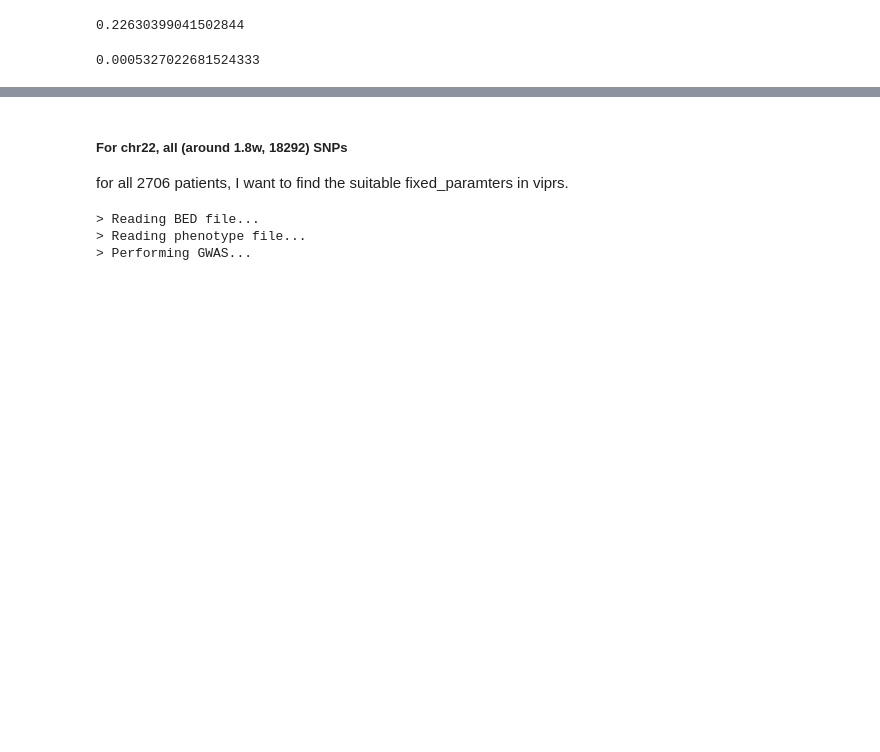
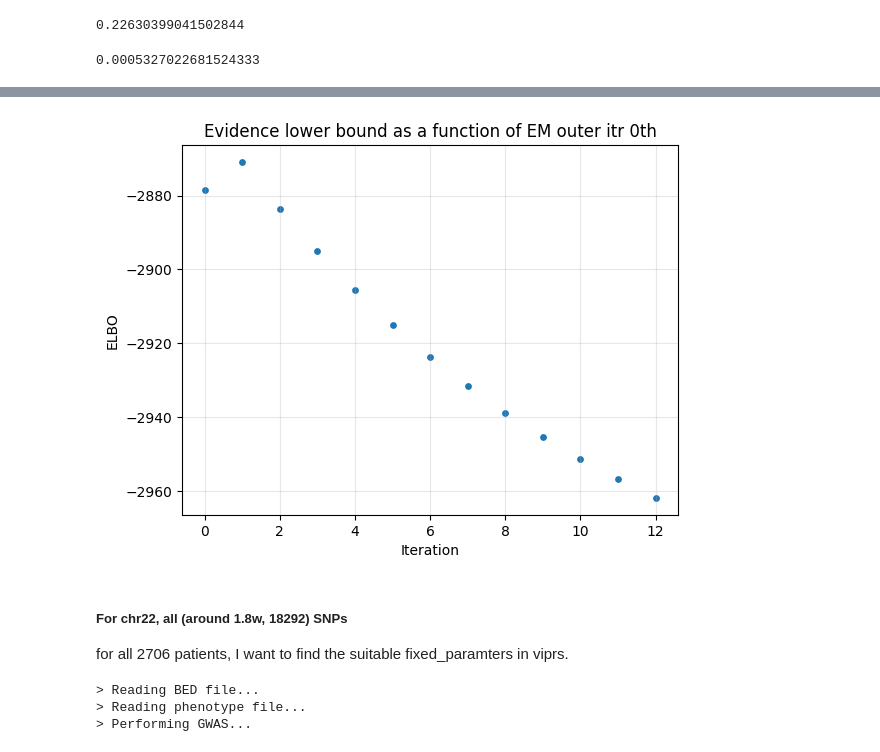
Before and after one commit to Yiqing-Zhu2000/RA_Project, a Jupyter notebook: Real_phe_expr.ipynb, the cells around one changed output, grey strips where cells are left out. Drawn from its saved outputs; the diff is of its cells as text; code cells hidden in the pictures; blank space fills up the shorter version.

```diff
--- a/Real_phe_expr.ipynb
+++ b/Real_phe_expr.ipynb
@@ -137,0 +151,19 @@ a
+# %%
+np.random.seed(1234)
+# real_phe for 2706 samples
+real_gdl = mgp.GWADataLoader(
+    bed_files = "CMAll_qced/chr22/Selected_1000snps",
+    phenotype_file="data/phenotype_data/DREAM_pheno_Full.csv",
+    # covariates_file="data/Dosage_for_PCA/chr22_covariates.csv",
+    # backend="plink"
+)
+#"Toy_example_expr/phenotype/shuffle500_phe.csv"
+
+real_gdl.perform_gwas()
+real_gdl.to_summary_statistics_table().to_csv(
+    "Real_phe_expr/real_Selected_1000snps.sumstats", sep="\t", index=False
+)
+real_gdl.compute_ld(estimator='sample',
+                output_dir='Real_phe_expr/Select1000snps_chr22_out/')
+
+realTrain_gdl, realVal_gdl = real_gdl.split_by_samples(proportions=[.8, .2])
@@ -137,0 +192,3 @@ a
+# %%
+v = vp.VIPRS(realTrain_gdl, fix_params={'pi': 0.998024, 'sigma_epsilon': 0.75})
+v.fit()
@@ -138,3 +204,10 @@ a
+# %%
+ELBO_plot(v.history['ELBO'], "Real_phe_expr/ELBO_plots/real_selected506snps_chr22.png",itr=0)
+
+# Since the elbo is postive, and some of are not coverge, going downhill,
+# no need to predict.
+# %% [output]
+[figure, added]
 # %% [markdown]
 <h5> For chr22, all (around 1.8w, 18292) SNPs </h5>
 for all 2706 patients,
```
Also changed, not shown: parts of 28 cells of this notebook.
